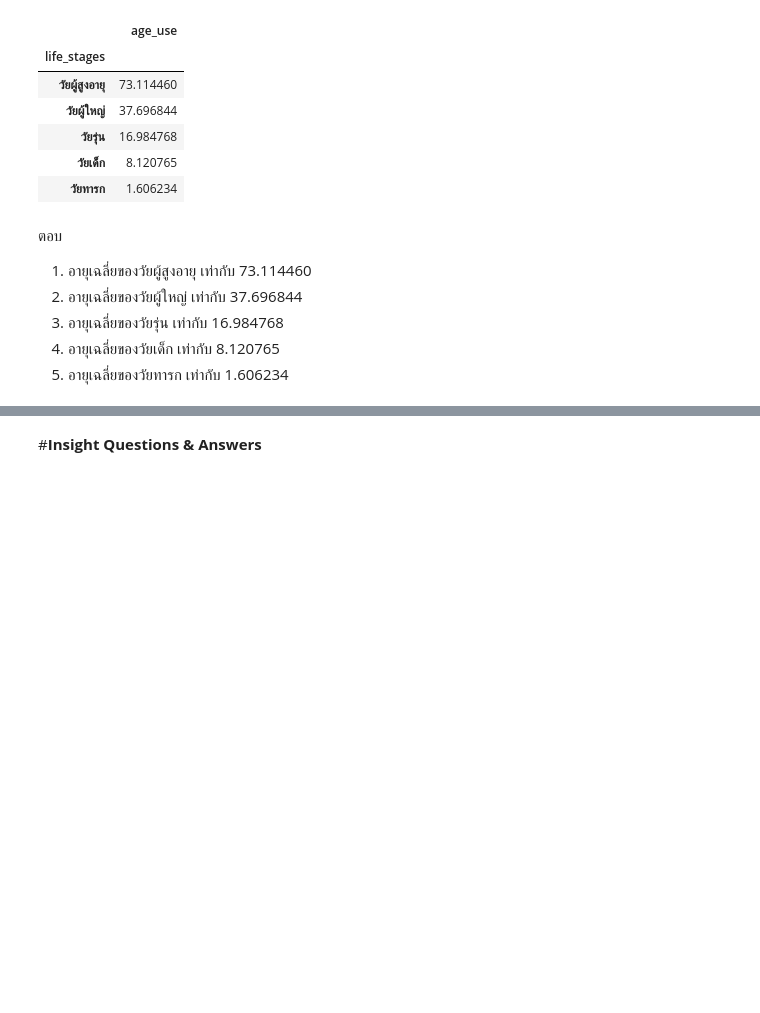
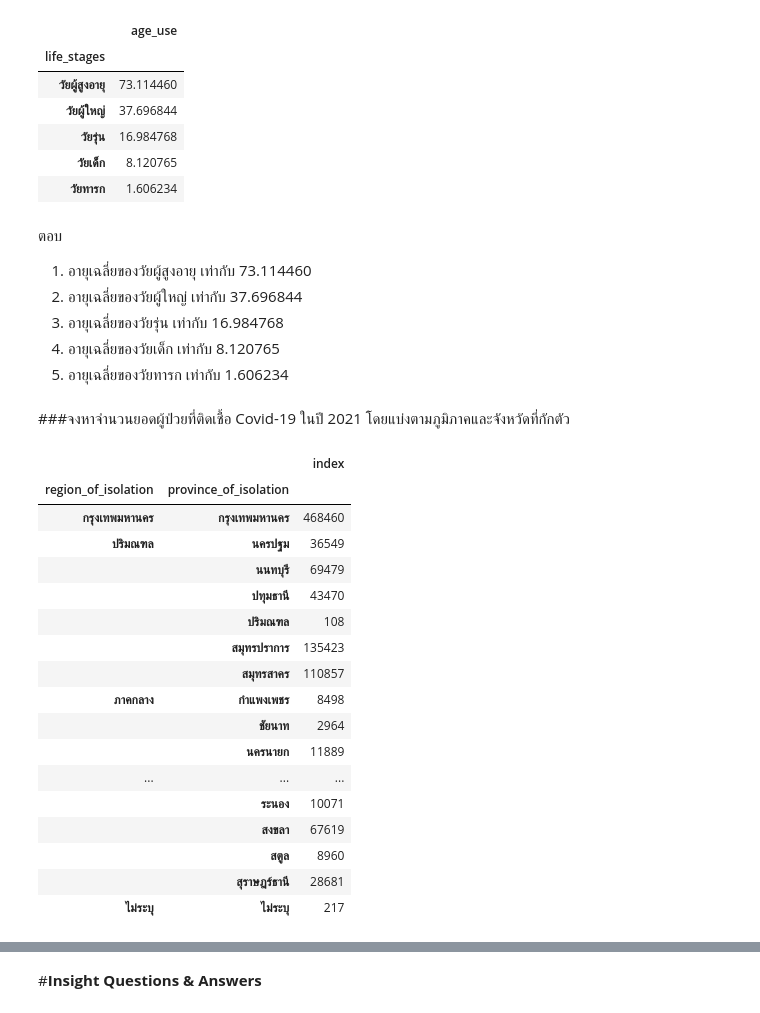
Before and after one commit to Toeysamm/2-64-NIDA-DADS5001, a Jupyter notebook: Covid19_midterm.ipynb, the cells around one changed output, grey strips where cells are left out. Drawn from its saved outputs; the diff is of its cells as text; code cells hidden in the pictures; blank space fills up the shorter version.

```diff
--- a/Covid19_midterm.ipynb
+++ b/Covid19_midterm.ipynb
@@ -440,3 +463,26 @@ covid19Y64.groupby('life_stages')['age_use'].mean().sort_values(ascending=False)
 3. อายุเฉลี่ยของวัยรุ่น	เท่ากับ 16.984768
 4. อายุเฉลี่ยของวัยเด็ก	เท่ากับ 8.120765
 5. อายุเฉลี่ยของวัยทารก	เท่ากับ 1.606234
+# %% [markdown]
+###จงหาจำนวนยอดผู้ป่วยที่ติดเชื้อ Covid-19 ในปี 2021 โดยแบ่งตามภูมิภาคและจังหวัดที่กักตัว
+# %%
+covid19Y64.groupby(by=["region_of_isolation", "province_of_isolation"]).index.count().to_frame()
+# %% [output]
+|  |  | index |
+| region_of_isolation | province_of_isolation |  |
+| กรุงเทพมหานคร | กรุงเทพมหานคร | 468460 |
+| ปริมณฑล | นครปฐม | 36549 |
+|  | นนทบุรี | 69479 |
+|  | ปทุมธานี | 43470 |
+|  | ปริมณฑล | 108 |
+|  | สมุทรปราการ | 135423 |
+|  | สมุทรสาคร | 110857 |
+| ภาคกลาง | กำแพงเพชร | 8498 |
+|  | ชัยนาท | 2964 |
+|  | นครนายก | 11889 |
+| ... | ... | ... |
+|  | ระนอง | 10071 |
+|  | สงขลา | 67619 |
+|  | สตูล | 8960 |
+|  | สุราษฎร์ธานี | 28681 |
+| ไม่ระบุ | ไม่ระบุ | 217 |
```
Also changed, not shown: parts of 48 cells of this notebook.
